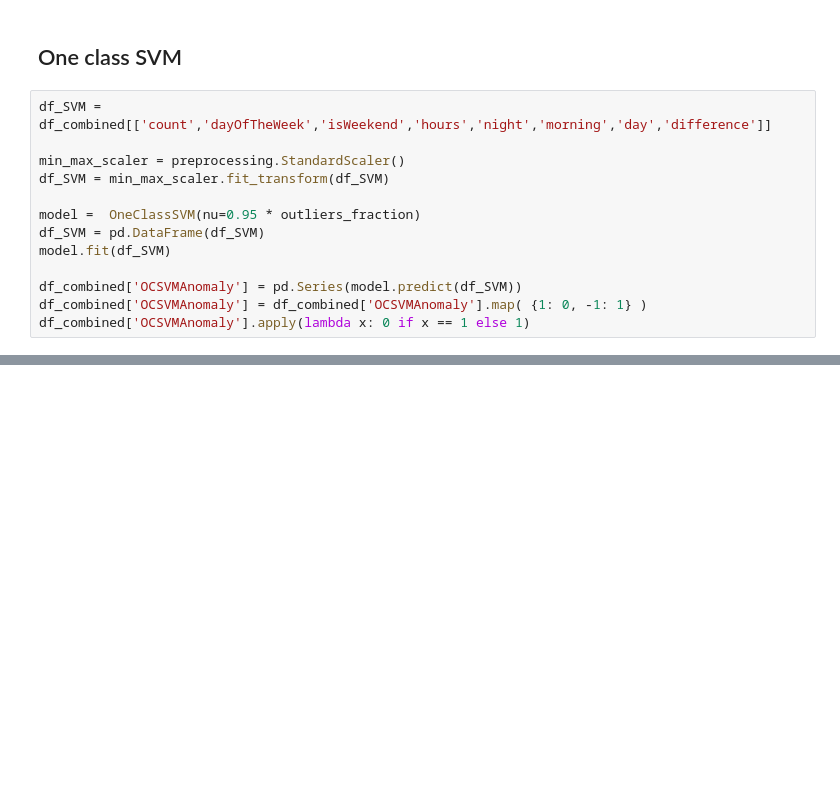
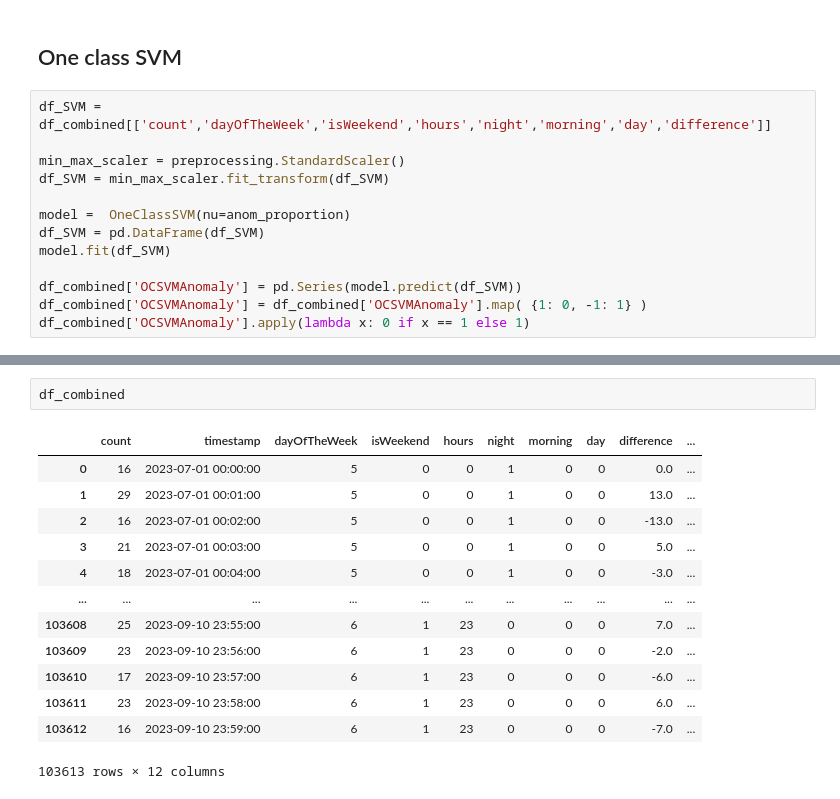
Before and after one commit to AndreyLebedinskiy/CourseProjectYear3, a Jupyter notebook: Models.ipynb, the cells around one changed output, grey strips where cells are left out. Cells and saved outputs as stored; diff of their text form; blank space fills up the shorter version.

```diff
--- a/Models.ipynb
+++ b/Models.ipynb
@@ -291,7 +292,7 @@ df_SVM =  df_combined[['count','dayOfTheWeek','isWeekend','hours','night','morni
 min_max_scaler = preprocessing.StandardScaler()
 df_SVM = min_max_scaler.fit_transform(df_SVM)
 
-model =  OneClassSVM(nu=0.95 * outliers_fraction)
+model =  OneClassSVM(nu=anom_proportion)
 df_SVM = pd.DataFrame(df_SVM)
 model.fit(df_SVM)
 
@@ -301,2 +315,18 @@ df_combined['OCSVMAnomaly'].apply(lambda x: 0 if x == 1 else 1)
+# %%
+df_combined
+# %% [output]
+|  | count | timestamp | dayOfTheWeek | isWeekend | hours | night | morning | day | difference | ... |
+| 0 | 16 | 2023-07-01 00:00:00 | 5 | 0 | 0 | 1 | 0 | 0 | 0.0 | ... |
+| 1 | 29 | 2023-07-01 00:01:00 | 5 | 0 | 0 | 1 | 0 | 0 | 13.0 | ... |
+| 2 | 16 | 2023-07-01 00:02:00 | 5 | 0 | 0 | 1 | 0 | 0 | -13.0 | ... |
+| 3 | 21 | 2023-07-01 00:03:00 | 5 | 0 | 0 | 1 | 0 | 0 | 5.0 | ... |
+| 4 | 18 | 2023-07-01 00:04:00 | 5 | 0 | 0 | 1 | 0 | 0 | -3.0 | ... |
+| ... | ... | ... | ... | ... | ... | ... | ... | ... | ... | ... |
+| 103608 | 25 | 2023-09-10 23:55:00 | 6 | 1 | 23 | 0 | 0 | 0 | 7.0 | ... |
+| 103609 | 23 | 2023-09-10 23:56:00 | 6 | 1 | 23 | 0 | 0 | 0 | -2.0 | ... |
+| 103610 | 17 | 2023-09-10 23:57:00 | 6 | 1 | 23 | 0 | 0 | 0 | -6.0 | ... |
+| 103611 | 23 | 2023-09-10 23:58:00 | 6 | 1 | 23 | 0 | 0 | 0 | 6.0 | ... |
+| 103612 | 16 | 2023-09-10 23:59:00 | 6 | 1 | 23 | 0 | 0 | 0 | -7.0 | ... |
+103613 rows × 12 columns
 # %%
 anomaly = df_combined.loc[df_combined['OCSVMAnomaly'] == 1, ['timestamp', 'count']]
```
Also changed, not shown: parts of 3 cells of this notebook.
